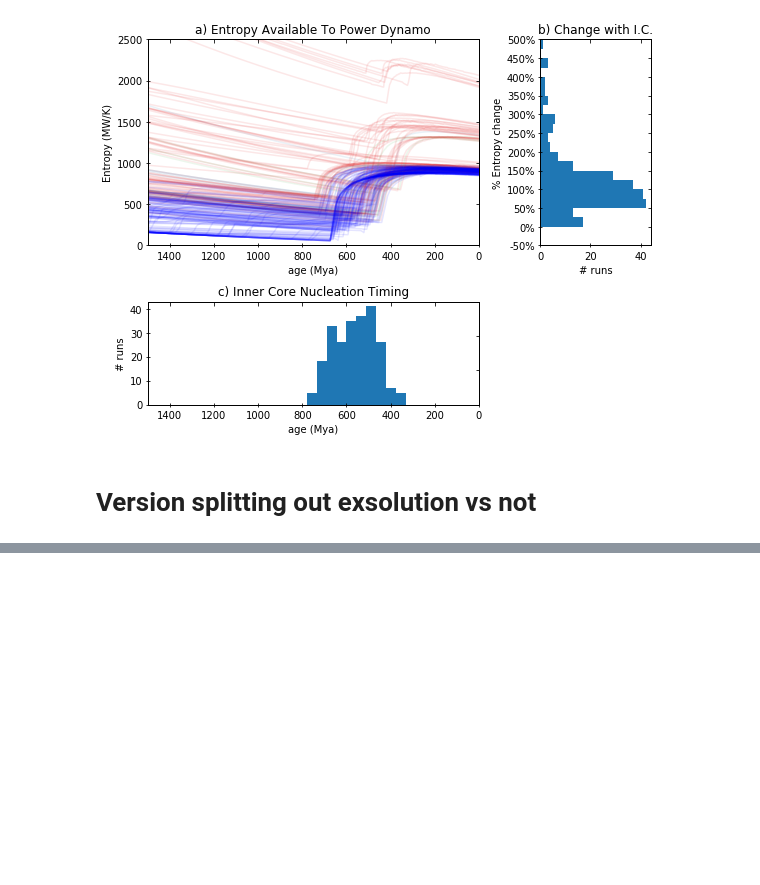
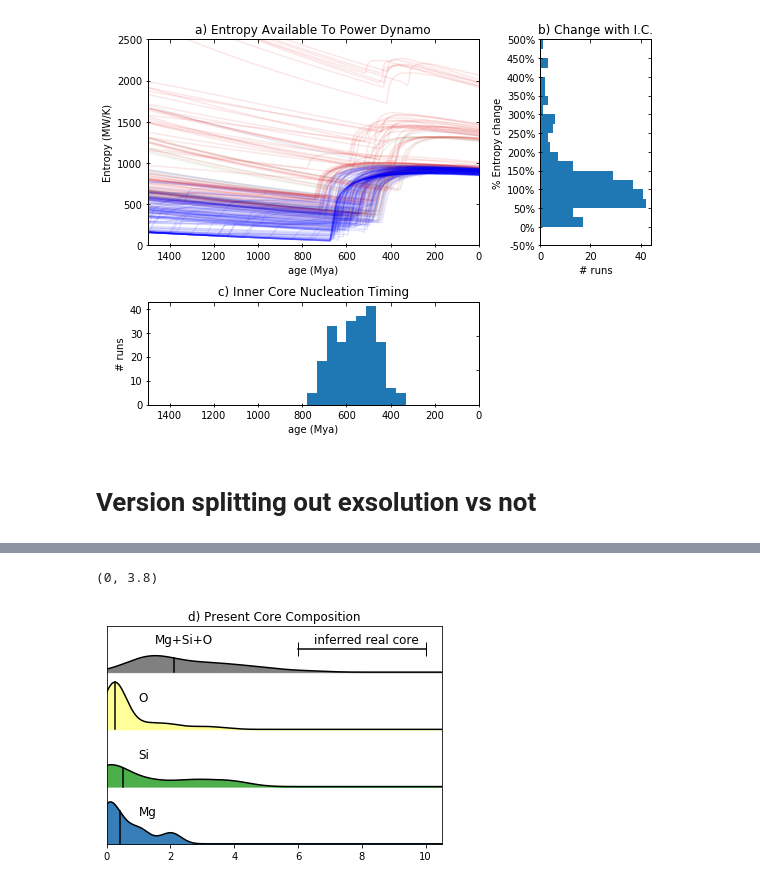
Before and after one commit to nknezek/MgSi-Exsolution, a Jupyter notebook: figures/Entropy Figures.ipynb, the cells around one changed output, grey strips where cells are left out. Drawn from its saved outputs; the diff is of its cells as text; code cells hidden in the pictures; blank space fills up the shorter version.

```diff
--- a/figures/Entropy Figures.ipynb
+++ b/figures/Entropy Figures.ipynb
@@ -585,0 +643,31 @@ plt.savefig('figure4_colors2.pdf')
+# %%
+xmax=10.5
+x_range = np.linspace(0,xmax,1000)
+colors = [mcolor,scolor,ocolor,'grey']
+plt.figure()
+ax = plt.subplot(111)
+for i,name in enumerate(['Mg','Si','O','total']):
+    gkde = gaussian_kde(df[name],bw_method=.4)
+    y = gkde.evaluate(x_range)
+#     y = y/np.max(y)
+    med = np.median(df[name])
+    plt.plot([med]*2,[i,i+gkde.evaluate(med)],'k')
+    plt.fill_between(x_range, i, y+i, clip_on=True, color=colors[i])
+    plt.plot(x_range, i+y,'k')
+fsize = 12
+plt.text(1,0.5,'Mg', fontsize=fsize)
+plt.text(1,1+0.5,'Si', fontsize=fsize)
+plt.text(1,2+0.5,'O', fontsize=fsize)
+plt.text(1.5,3+0.5,'Mg+Si+O', fontsize=fsize)
+
+plt.plot([6,10],[3.4]*2,'|-k', markersize=14)
+plt.text(6.5,3.5,'inferred real core', fontsize=fsize)
+# plt.yticks(np.array([0,1,2,3])+.1,['Mg','Si','O','Mg+Si+O'])
+plt.yticks([])
+ax.tick_params(left=False)
+plt.title('d) Present Core Composition')
+plt.xlim(0,xmax)
+plt.ylim(0,3.8)
+# %% [output]
+(0, 3.8)
+[figure, added]
```
Also changed, not shown: parts of 9 cells of this notebook, 8 other files.
